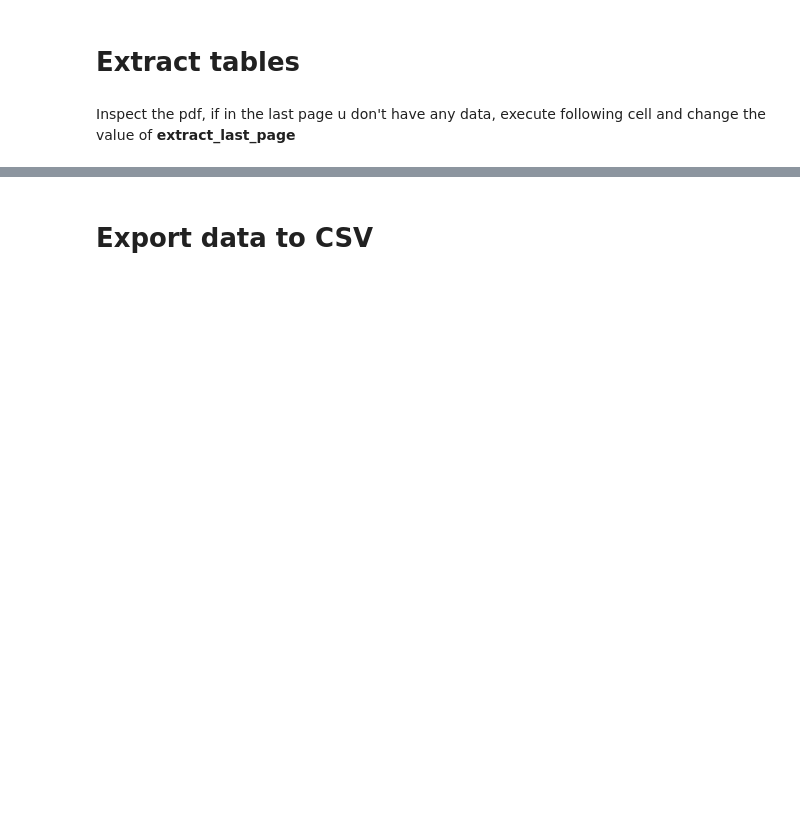
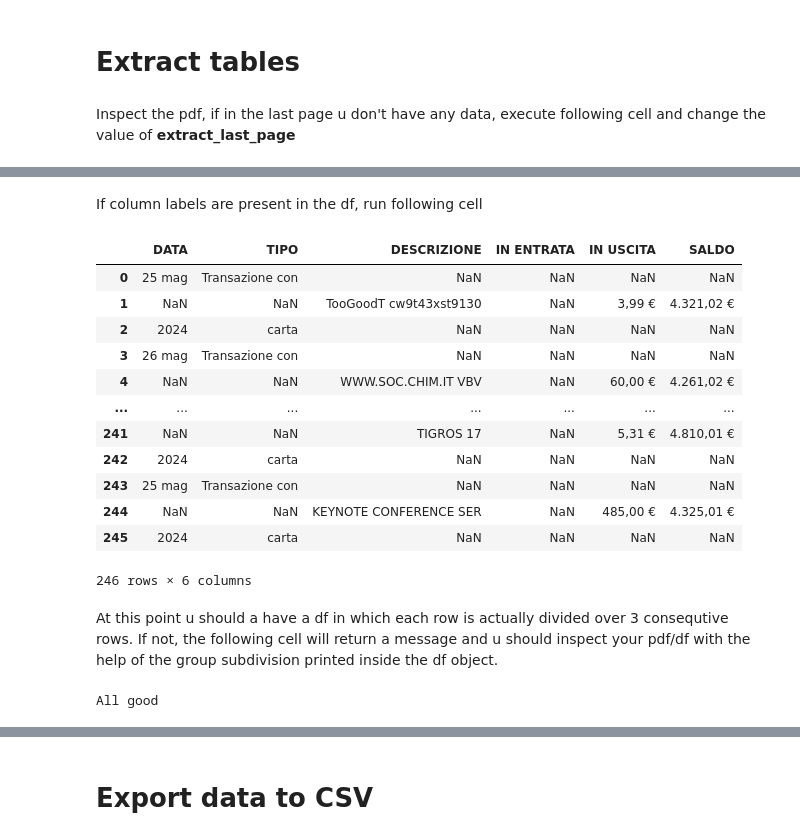
Before and after one commit to MarcoVando/TradeRepublicTableExport, a Jupyter notebook: ExtractPDFTable_jupyter.ipynb, the cells around one changed output, grey strips where cells are left out. Cells and saved outputs as stored; diff of their text form; code cells hidden in the pictures; blank space fills up the shorter version.

```diff
--- a/ExtractPDFTable_jupyter.ipynb
+++ b/ExtractPDFTable_jupyter.ipynb
@@ -165,11 +209,37 @@ data
+# %% [markdown]
+If column labels are present in the df, run following cell
 # %%
 # Drop rows if they contain all column names
 try:
-    data = data.drop(data[data.apply(lambda row: all(item in row.values for item in pandas_options['columns']), axis=1)].index)
+    single_df = single_df.drop(single_df[single_df.apply(lambda row: all(item in row.values for item in pandas_options['columns']), axis=1)].index)
     # Reset the index
-    data = data.reset_index(drop=True)
+    single_df = single_df.reset_index(drop=True)
 except KeyError:
     ("everything ok")
-data
+single_df
+# %% [output]
+|  | DATA | TIPO | DESCRIZIONE | IN ENTRATA | IN USCITA | SALDO |
+| 0 | 25 mag | Transazione con | NaN | NaN | NaN | NaN |
+| 1 | NaN | NaN | TooGoodT cw9t43xst9130 | NaN | 3,99 € | 4.321,02 € |
+| 2 | 2024 | carta | NaN | NaN | NaN | NaN |
+| 3 | 26 mag | Transazione con | NaN | NaN | NaN | NaN |
+| 4 | NaN | NaN | WWW.SOC.CHIM.IT VBV | NaN | 60,00 € | 4.261,02 € |
+| ... | ... | ... | ... | ... | ... | ... |
+| 241 | NaN | NaN | TIGROS 17 | NaN | 5,31 € | 4.810,01 € |
+| 242 | 2024 | carta | NaN | NaN | NaN | NaN |
+| 243 | 25 mag | Transazione con | NaN | NaN | NaN | NaN |
+| 244 | NaN | NaN | KEYNOTE CONFERENCE SER | NaN | 485,00 € | 4.325,01 € |
+| 245 | 2024 | carta | NaN | NaN | NaN | NaN |
+246 rows × 6 columns
+# %% [markdown]
+At this point u should a have a df in which each row is actually divided over 3 consequtive rows. If not, the following cell will return a message and u should inspect your pdf/df with the help of the group subdivision printed inside the df object.
+# %%
+if single_df.index.stop % 3 == 0:
+    print("All good")
+else:
+    print("Error, u should inspect ur pdf/df object")
+    single_df['group'] = single_df.index // 3
+# %% [output]
+All good
 # %%
 # Group the DataFrame by every 3 rows as tabula didn't recognize multiline text in the cells. U should inspect this by urself
```
Also changed, not shown: parts of 14 cells of this notebook.
